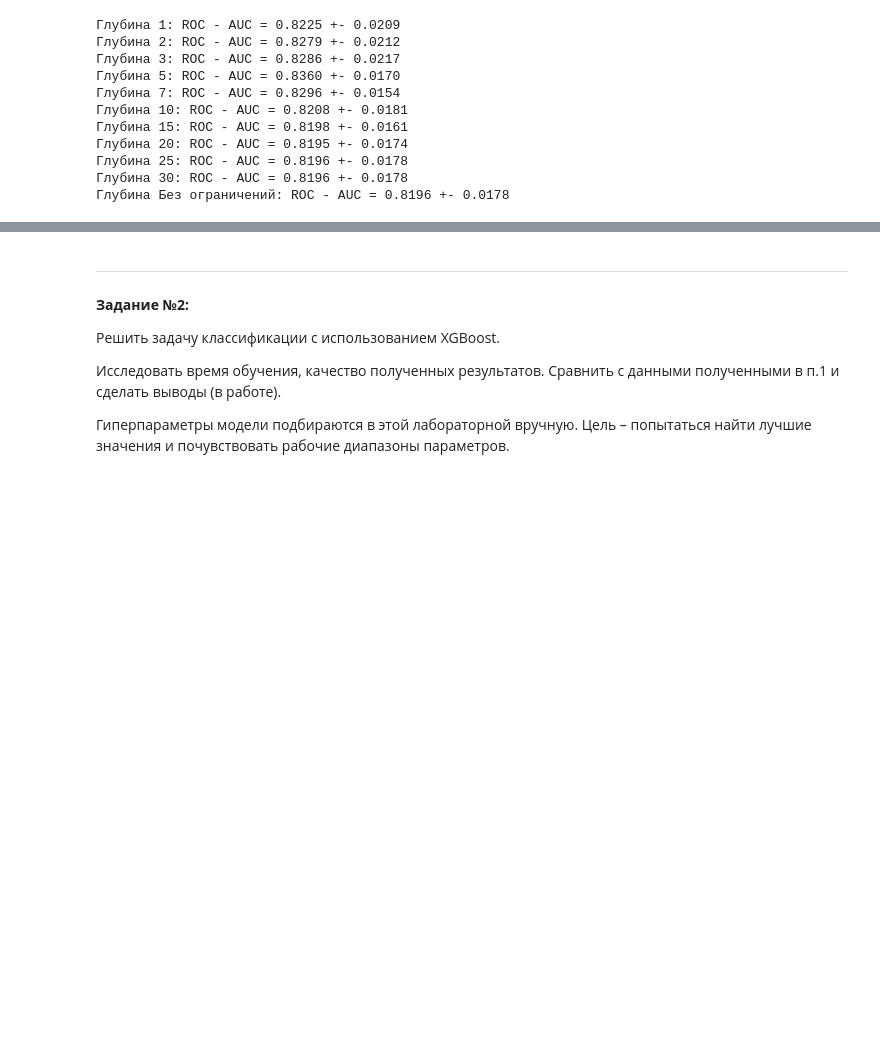
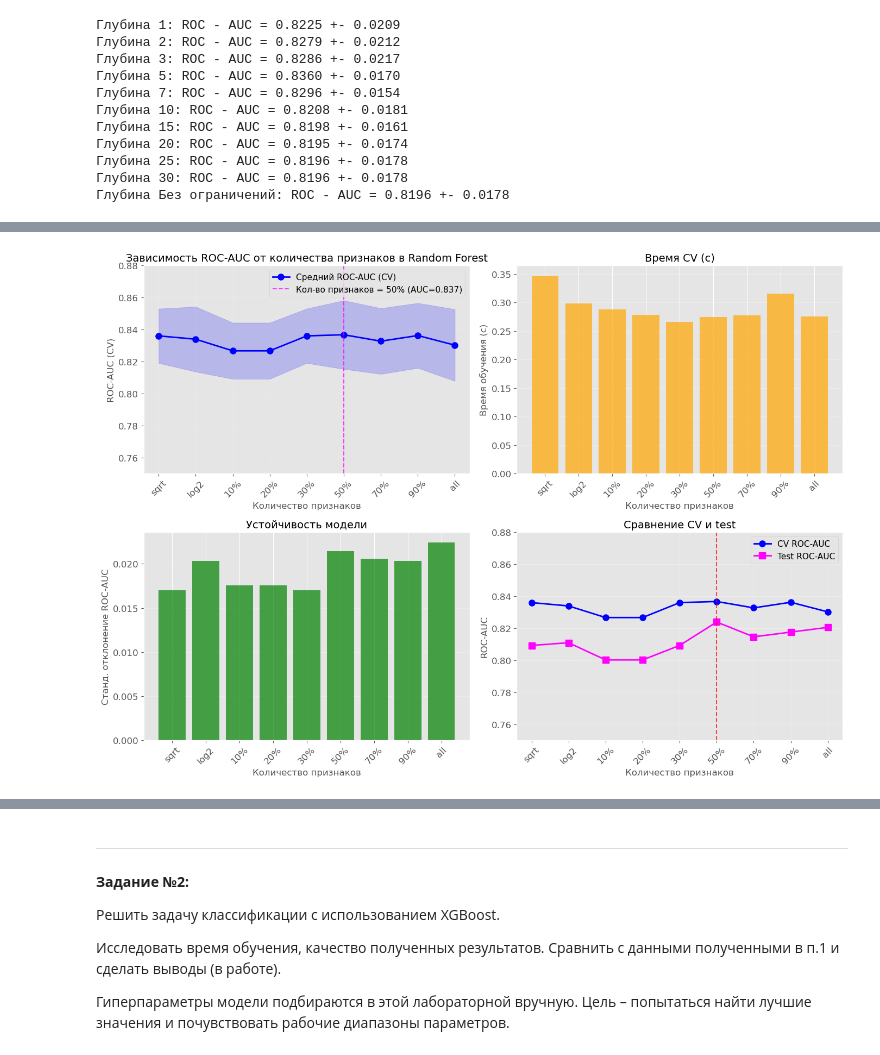
Before and after one commit to annoyedmari/bfu_ml_2025, a Jupyter notebook: SEMESTER_5/LabML_5/LabML_5.2.ipynb, the cells around one changed output, grey strips where cells are left out. Saved outputs shown, nothing was run; the diff lists cells and outputs as text; code cells hidden in the pictures; blank space fills up the shorter version.

```diff
--- a/SEMESTER_5/LabML_5/LabML_5.2.ipynb
+++ b/SEMESTER_5/LabML_5/LabML_5.2.ipynb
@@ -327 +254,58 @@ plt.show()
+# %%
+# График зависимости ROC-AUC от количества признаков
+plt.figure(figsize=(14, 10))
+plt.subplot(2, 2, 1)
+x_pos = np.arange(len(features_df['max_features']))
+
+plt.plot(x_pos, features_df['CV ROC-AUC mean'], 'o-', linewidth=2, markersize=8, label='Средний ROC-AUC (CV)', color='blue')
+plt.fill_between(x_pos,
+                 features_df['CV ROC-AUC mean'] - features_df['CV ROC-AUC std'],
+                 features_df['CV ROC-AUC mean'] + features_df['CV ROC-AUC std'],
+                 alpha=0.2, color='blue')
+
+best_feat_idx = features_df['CV ROC-AUC mean'].idxmax()
+best_feat = features_df.loc[best_feat_idx, 'max_features']
+best_auc = features_df.loc[best_feat_idx, 'CV ROC-AUC mean']
+plt.axvline(x=best_feat_idx, color='magenta', linestyle='--', alpha=0.7, label=f'Кол-во признаков = {best_feat} (AUC={best_auc:.3f})')
+
+plt.xticks(x_pos, features_df['max_features'], rotation=45)
+plt.xlabel('Количество признаков', fontsize=12)
+plt.ylabel('ROC-AUC (CV)', fontsize=12)
+plt.title('Зависимость ROC-AUC от количества признаков в Random Forest', fontsize=14)
+plt.legend(fontsize=11)
+plt.grid(True, alpha=0.3)
+plt.ylim(0.75, 0.88)
+
+plt.subplot(2, 2, 2)
+plt.bar(x_pos, features_df['Время CV (с)'], color='orange', alpha=0.7)
+plt.xticks(x_pos, features_df['max_features'], rotation=45)
+plt.xlabel('Количество признаков', fontsize=12)
+plt.ylabel('Время обучения (c)', fontsize=12)
+plt.title('Время CV (c)', fontsize=14)
+plt.grid(True, alpha=0.3, axis='y')
+
+plt.subplot(2, 2, 3)
+plt.bar(x_pos, features_df['CV ROC-AUC std'], color='green', alpha=0.7)
+plt.xticks(x_pos, features_df['max_features'], rotation=45)
+plt.xlabel('Количество признаков', fontsize=12)
+plt.ylabel('Станд. отклонение ROC-AUC', fontsize=12)
+plt.title('Устойчивость модели', fontsize=14) # чем меньше, тем лучше
+plt.grid(True, alpha=0.3, axis='y')
+
+plt.subplot(2, 2, 4)
+plt.plot(x_pos, features_df['CV ROC-AUC mean'], 'o-', linewidth=2, markersize=8, label='CV ROC-AUC', color='blue')
+plt.plot(x_pos, features_df['ROC-AUC (test)'], 's-', linewidth=2, markersize=8, label='Test ROC-AUC', color='magenta')
+plt.axvline(x=best_feat_idx, color='red', linestyle='--', alpha=0.7)
+plt.xticks(x_pos, features_df['max_features'], rotation=45)
+plt.xlabel('Количество признаков', fontsize=12)
+plt.ylabel('ROC-AUC', fontsize=12)
+plt.title('Сравнение CV и test', fontsize=14)
+plt.legend(fontsize=11)
+plt.grid(True, alpha=0.3)
+plt.ylim(0.75, 0.88)
+
+plt.tight_layout()
+plt.show()
+# %% [output]
+[figure, added]
 # %%
```
Also changed, not shown: parts of 6 cells of this notebook, 1 other file.
